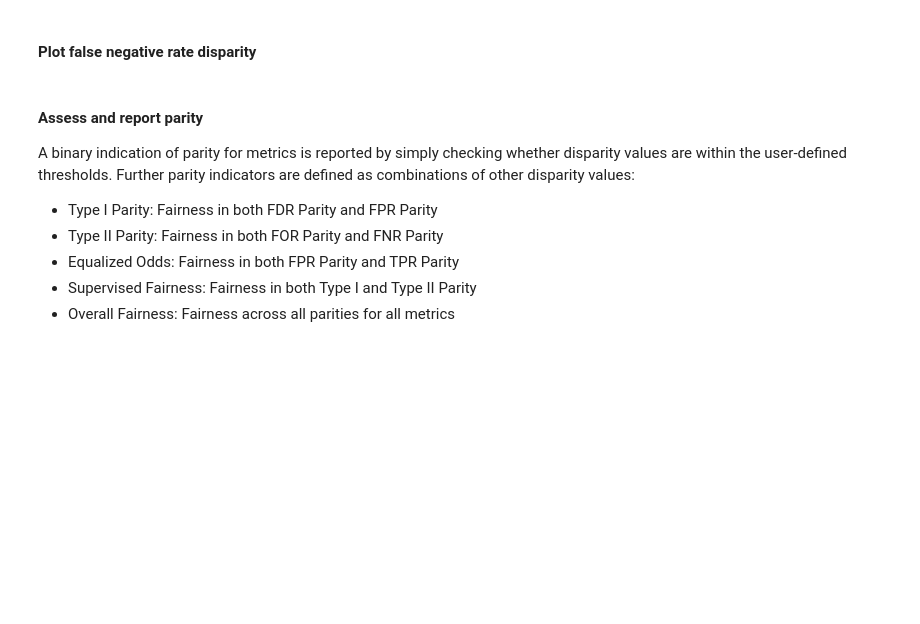
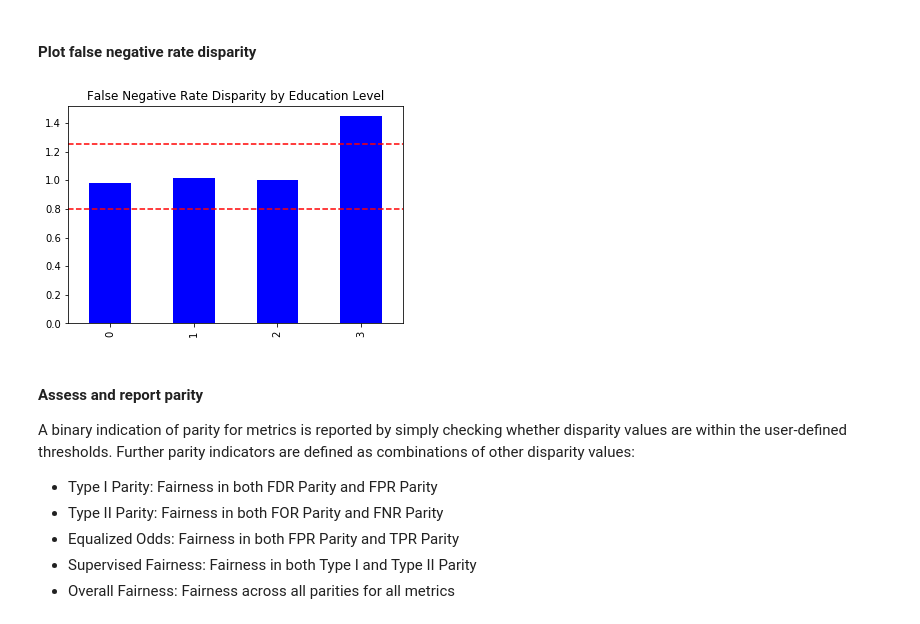
Before and after one commit to navdeep-G/interpretable-ml, a Jupyter notebook: jupyter-notebooks/credit/binomial/dia_with_datatable.ipynb, the cells around one changed output. Drawn from its saved outputs; the diff is of its cells as text; code cells hidden in the pictures; blank space fills up the shorter version.

```diff
--- a/jupyter-notebooks/credit/binomial/dia_with_datatable.ipynb
+++ b/jupyter-notebooks/credit/binomial/dia_with_datatable.ipynb
@@ -615,9 +623,11 @@ For the selected thresholds, the GBM appears to have only a few disparate values
 # %% [markdown]
 #### Plot false negative rate disparity
 # %%
-ax = disp_frame['False Negative Rate Disparity'].plot(kind='bar', color='b', title='False Negative Rate Disparity by Education Level')
+ax = disp_frame.to_pandas()['False Negative Rate_Disparity'].plot(kind='bar', color='b', title='False Negative Rate Disparity by Education Level')
 _ = ax.axhline(parity_threshold_low, color='r', linestyle='--')
 _ = ax.axhline(parity_threshold_hi, color='r', linestyle='--')
+# %% [output]
+[figure, added]
 # %% [markdown]
 #### Assess and report parity
 A binary indication of parity for metrics is reported by simply checking whether disparity values are within the user-defined thresholds. Further parity indicators are defined as combinations of other disparity values:
```
Also changed, not shown: parts of 8 cells of this notebook.
